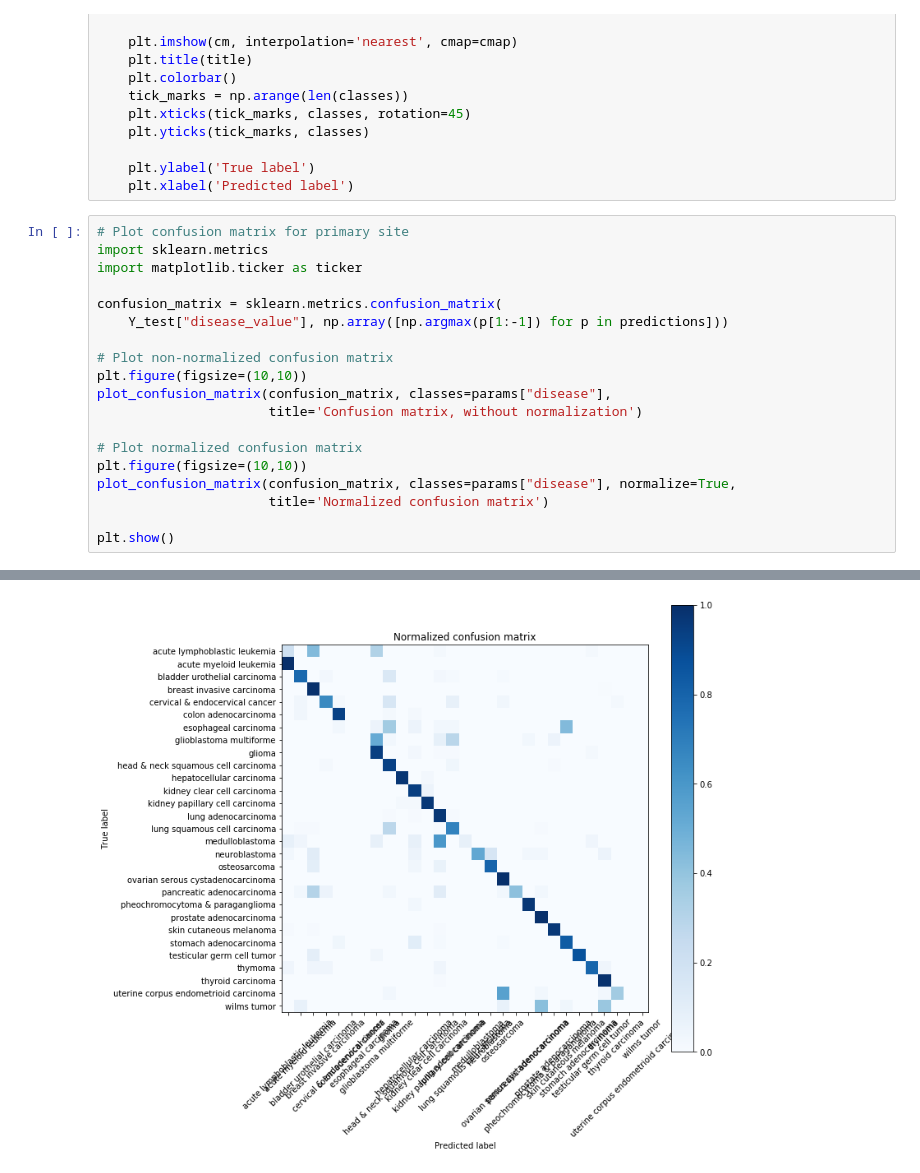
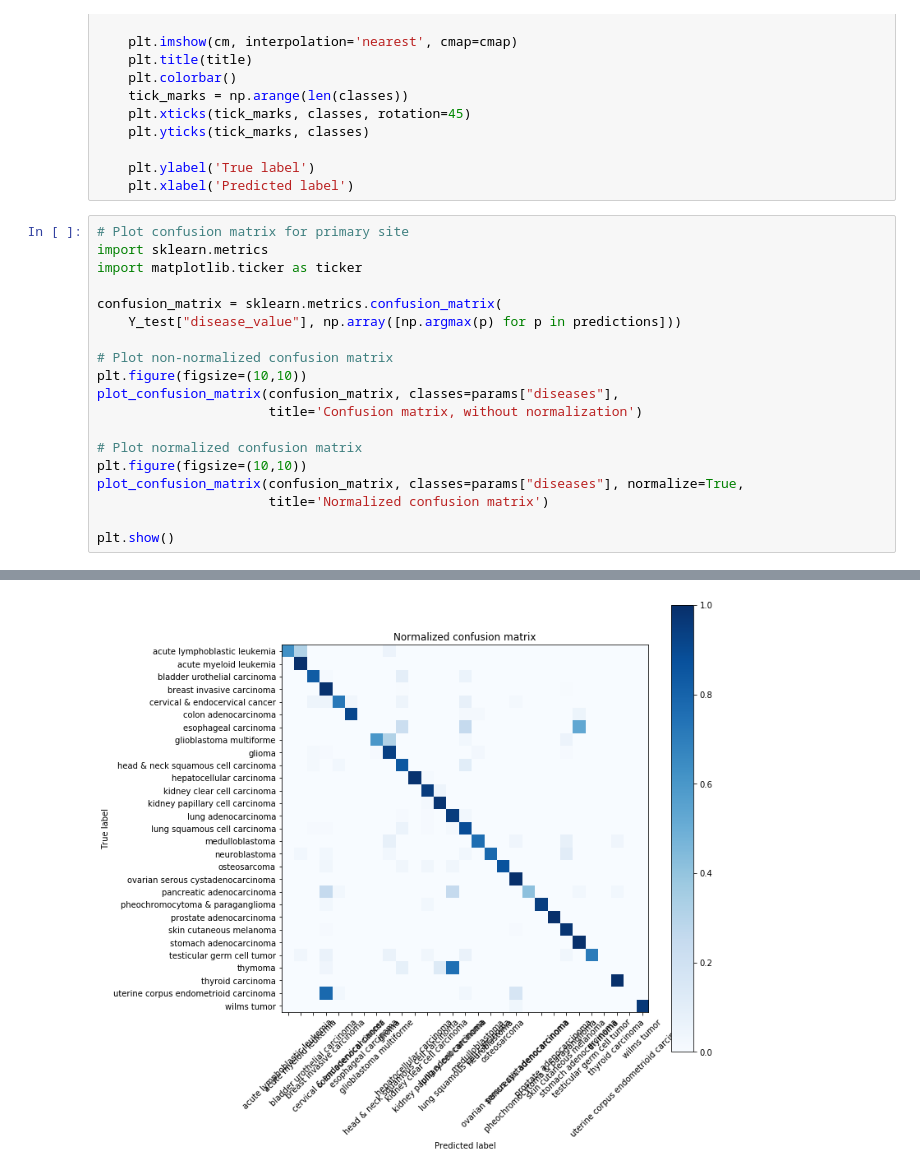
Before and after one commit to rcurrie/pancan-gtex, a Jupyter notebook: evaluate.ipynb, the cells around one changed output, grey strips where cells are left out. Cells and saved outputs as stored; diff of their text form.

```diff
--- a/evaluate.ipynb
+++ b/evaluate.ipynb
@@ -124,16 +94,16 @@ import sklearn.metrics
 import matplotlib.ticker as ticker
 
 confusion_matrix = sklearn.metrics.confusion_matrix(
-    Y_test["disease_value"], np.array([np.argmax(p[1:-1]) for p in predictions]))
+    Y_test["disease_value"], np.array([np.argmax(p) for p in predictions]))
 
 # Plot non-normalized confusion matrix
 plt.figure(figsize=(10,10))
-plot_confusion_matrix(confusion_matrix, classes=params["disease"],
+plot_confusion_matrix(confusion_matrix, classes=params["diseases"],
                       title='Confusion matrix, without normalization')
 
 # Plot normalized confusion matrix
 plt.figure(figsize=(10,10))
-plot_confusion_matrix(confusion_matrix, classes=params["disease"], normalize=True,
+plot_confusion_matrix(confusion_matrix, classes=params["diseases"], normalize=True,
                       title='Normalized confusion matrix')
 
 plt.show()
@@ -142 +112 @@ plt.show()
-[figure, old version]
+[figure, new version]
```
Also changed, not shown: parts of 4 cells of this notebook, 3 other files.
